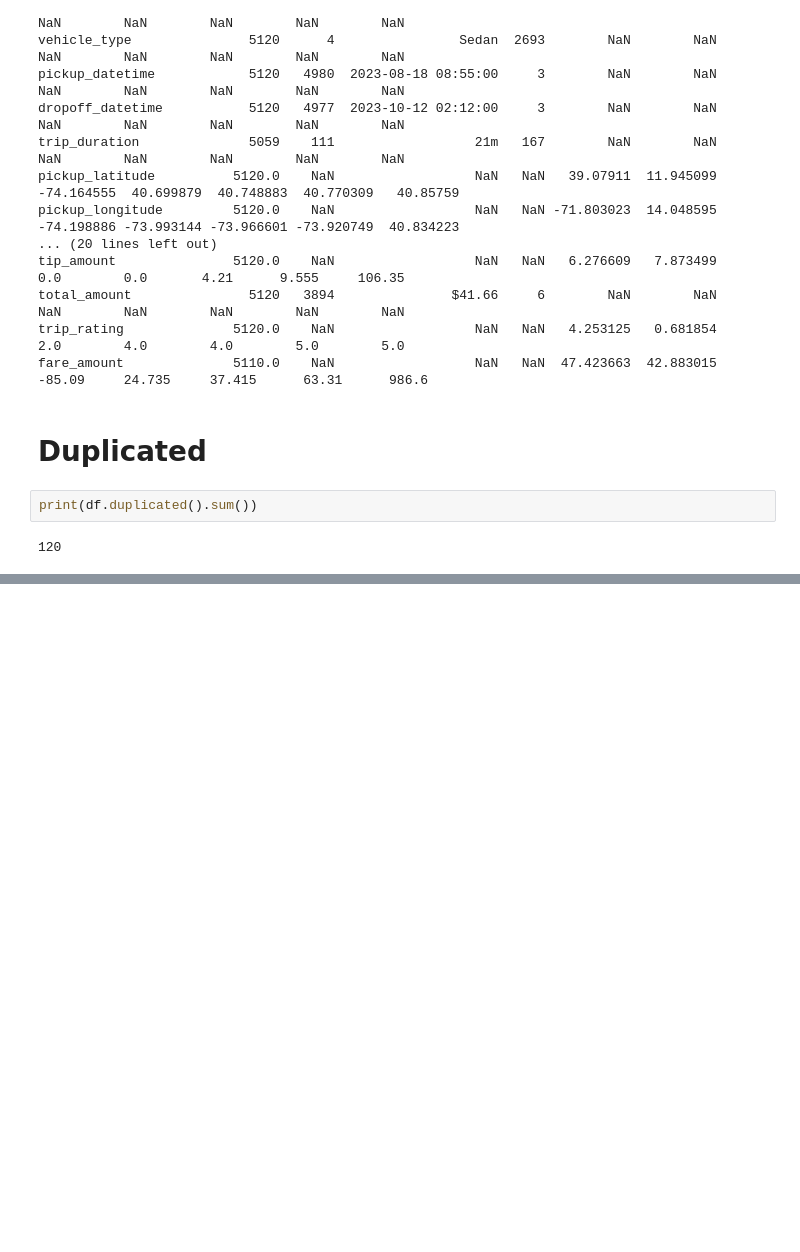
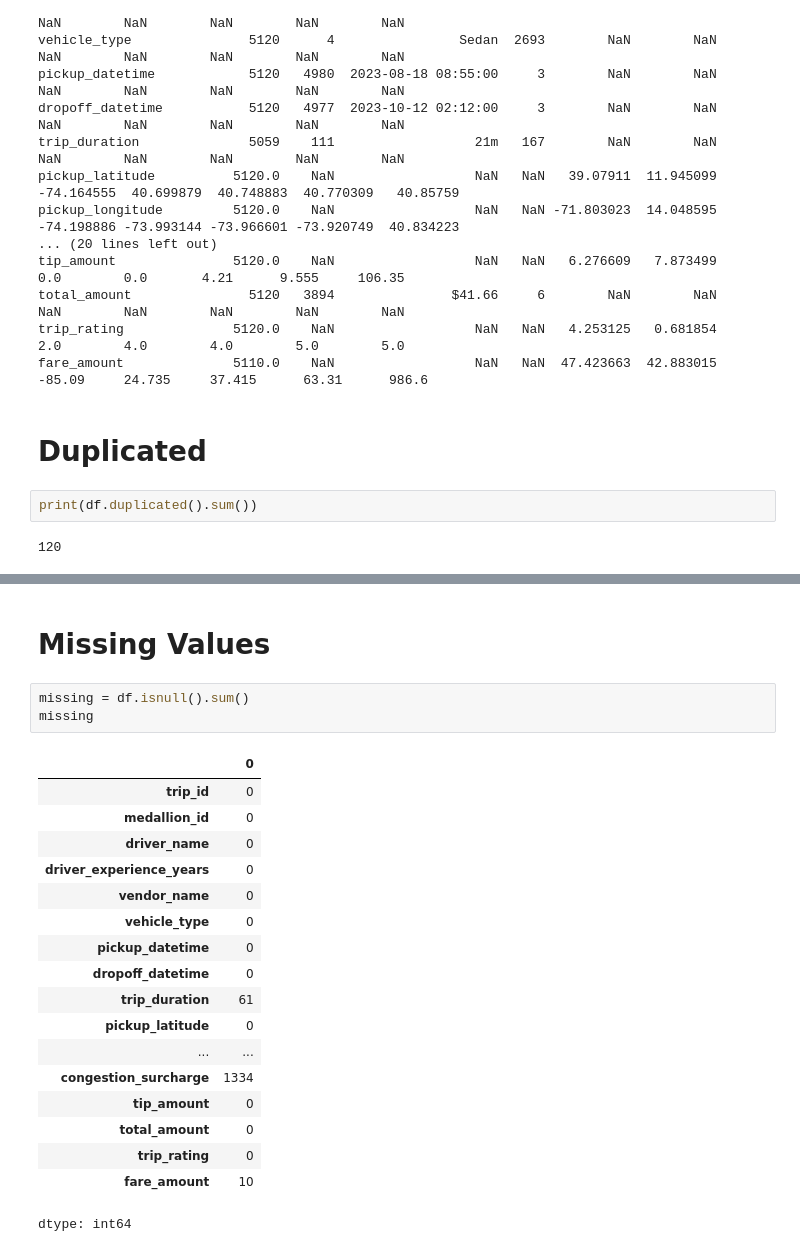
Before and after one commit to Thilan-X-Coder/AI-Churn-Prediction, a Jupyter notebook: NoobDev_L2_Milestone_Thilan_Bopitiya.ipynb, the cells around one changed output, grey strips where cells are left out. Cells and saved outputs as stored; diff of their text form; blank space fills up the shorter version.

```diff
--- a/NoobDev_L2_Milestone_Thilan_Bopitiya.ipynb
+++ b/NoobDev_L2_Milestone_Thilan_Bopitiya.ipynb
@@ -127,3 +127,27 @@ Duplicated trip_id count: 120
 | 4723 | NYC-2023-400210 | 1215-B68 | Driver 169 | 3.5 | CMT | Sedan | 28/06/2023 05:05 | ... |
 | 2163 | NYC-2023-400218 | 5969-G74 | Driver 1681 | 4.1 | CMT | Hybrid | 2023-06-15 20:48:00 | ... |
 | 4146 | NYC-2023-400218 | 5969-G74 | Driver 1681 | 4.1 | CMT | Hybrid | 2023-06-15 20:48:00 | ... |
+# %% [markdown]
+# Missing Values
+# %%
+missing = df.isnull().sum()
+missing
+# %% [output]
+|  | 0 |
+| trip_id | 0 |
+| medallion_id | 0 |
+| driver_name | 0 |
+| driver_experience_years | 0 |
+| vendor_name | 0 |
+| vehicle_type | 0 |
+| pickup_datetime | 0 |
+| dropoff_datetime | 0 |
+| trip_duration | 61 |
+| pickup_latitude | 0 |
+| ... | ... |
+| congestion_surcharge | 1334 |
+| tip_amount | 0 |
+| total_amount | 0 |
+| trip_rating | 0 |
+| fare_amount | 10 |
+dtype: int64
```
Also changed, not shown: parts of 3 cells of this notebook.
